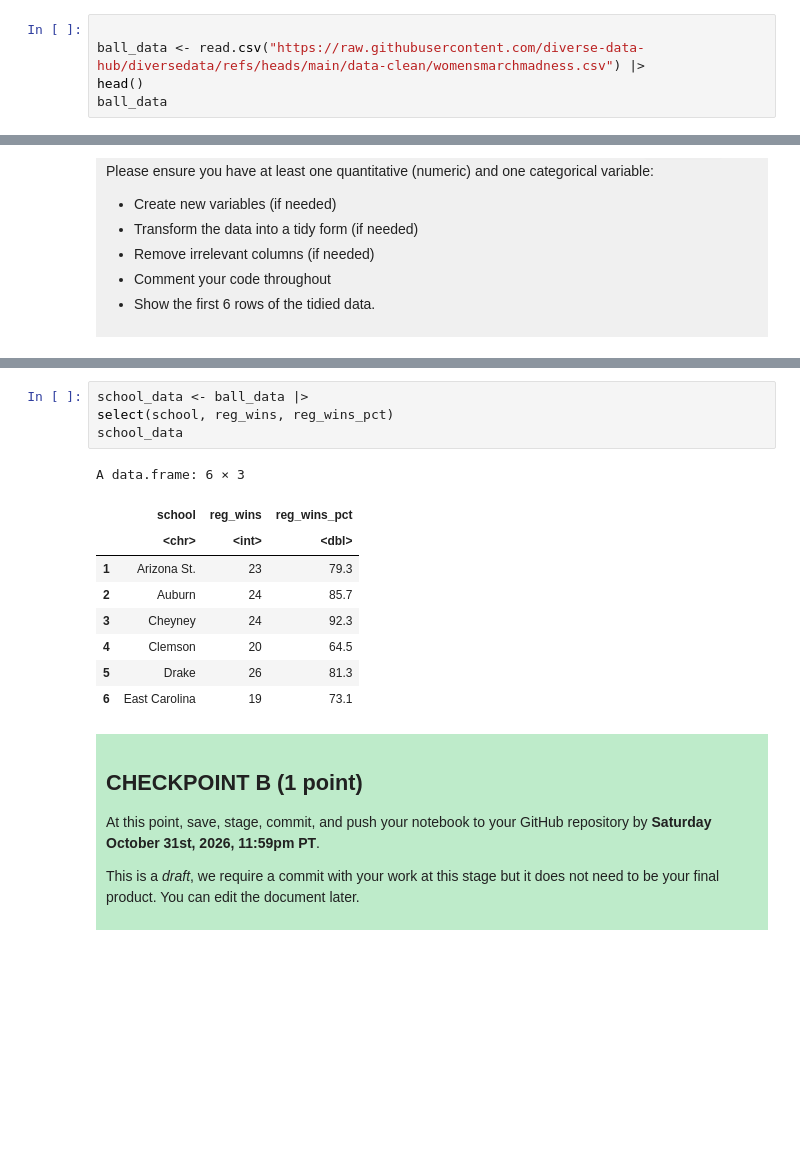
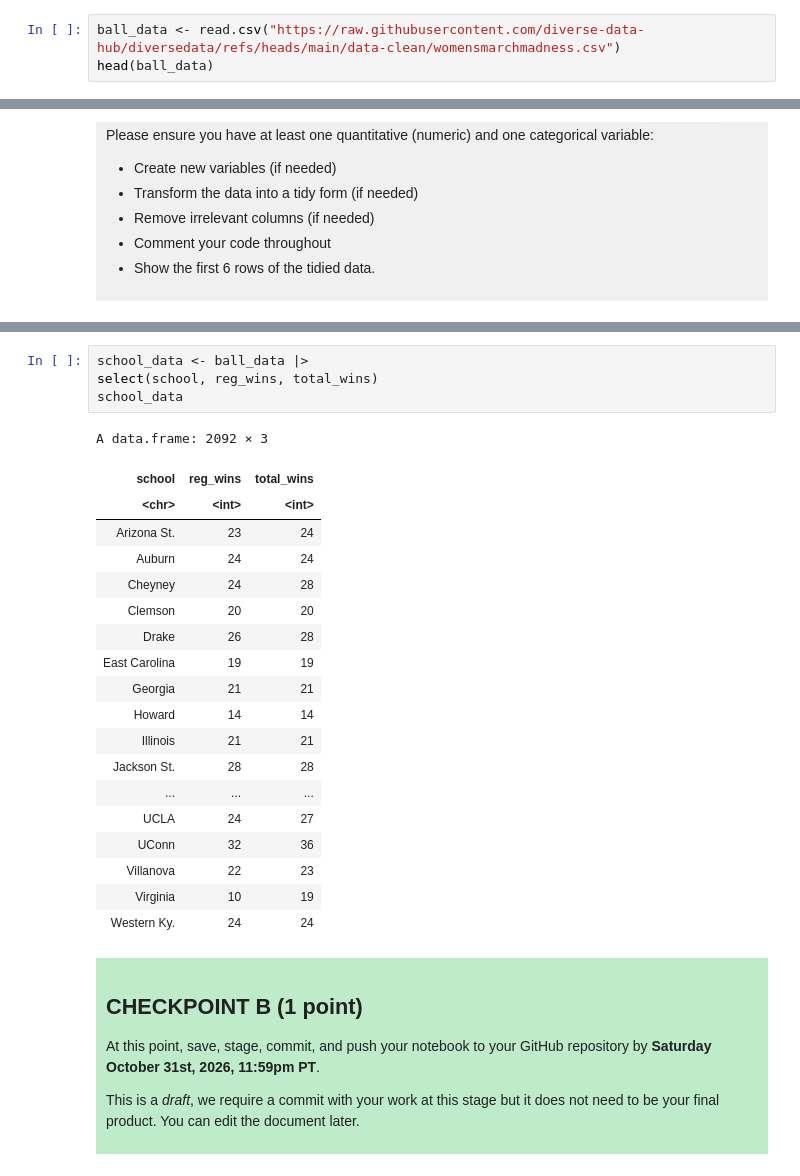
Before and after one commit to isa-che/dsci-100-project-isabella-chen, a Jupyter notebook: dsci-100-project-notebook.ipynb, the cells around one changed output, grey strips where cells are left out. Saved outputs shown, nothing was run; the diff lists cells and outputs as text; blank space fills up the shorter version.

```diff
--- a/dsci-100-project-notebook.ipynb
+++ b/dsci-100-project-notebook.ipynb
@@ -128,10 +128,8 @@ To help you with the analysis, here is a table of descriptions of each of the va
 
 </div>
 # %%
-
-ball_data <- read.csv("https://raw.githubusercontent.com/diverse-data-hub/diversedata/refs/heads/main/data-clean/womensmarchmadness.csv") |>
-head()
-ball_data
+ball_data <- read.csv("https://raw.githubusercontent.com/diverse-data-hub/diversedata/refs/heads/main/data-clean/womensmarchmadness.csv")
+head(ball_data)
 # %% [output]
 A data.frame: 6 × 20
 |  | year | school | seed | conference | conf_wins | conf_losses | conf_wins_pct | conf_rank | division | ... |
@@ -216,17 +203,27 @@ library(tidyverse)
 # %%
 school_data <- ball_data |>
-select(school, reg_wins, reg_wins_pct)
+select(school, reg_wins, total_wins)
 school_data
 # %% [output]
-A data.frame: 6 × 3
+A data.frame: 2092 × 3
-|  | school | reg_wins | reg_wins_pct |
-|  | <chr> | <int> | <dbl> |
-| 1 | Arizona St. | 23 | 79.3 |
-| 2 | Auburn | 24 | 85.7 |
-| 3 | Cheyney | 24 | 92.3 |
-| 4 | Clemson | 20 | 64.5 |
-| 5 | Drake | 26 | 81.3 |
-| 6 | East Carolina | 19 | 73.1 |
+| school | reg_wins | total_wins |
+| <chr> | <int> | <int> |
+| Arizona St. | 23 | 24 |
+| Auburn | 24 | 24 |
+| Cheyney | 24 | 28 |
+| Clemson | 20 | 20 |
+| Drake | 26 | 28 |
+| East Carolina | 19 | 19 |
+| Georgia | 21 | 21 |
+| Howard | 14 | 14 |
+| Illinois | 21 | 21 |
+| Jackson St. | 28 | 28 |
+| ... | ... | ... |
+| UCLA | 24 | 27 |
+| UConn | 32 | 36 |
+| Villanova | 22 | 23 |
+| Virginia | 10 | 19 |
+| Western Ky. | 24 | 24 |
 # %% [markdown]
 <div style="background-color: #beebca; padding: 10px;">
 
```
Also changed, not shown: parts of 12 cells of this notebook.
